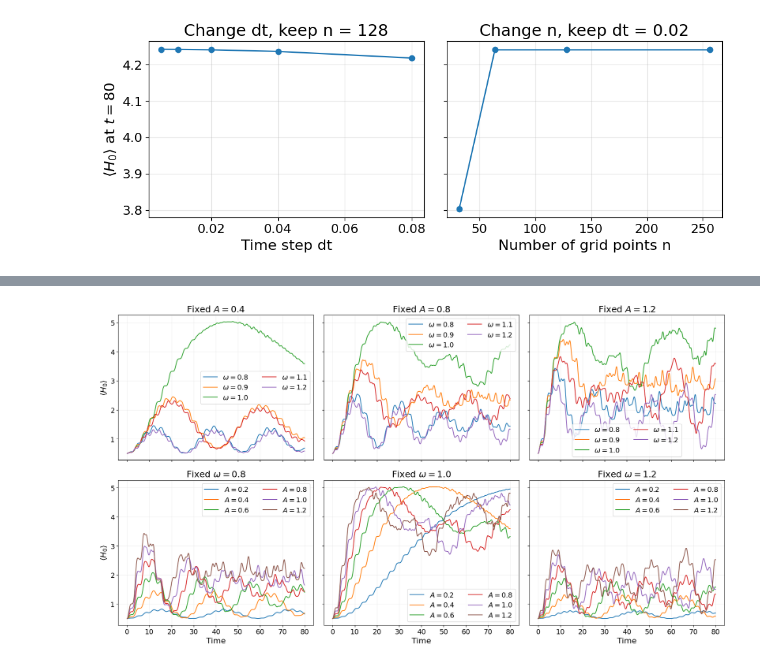
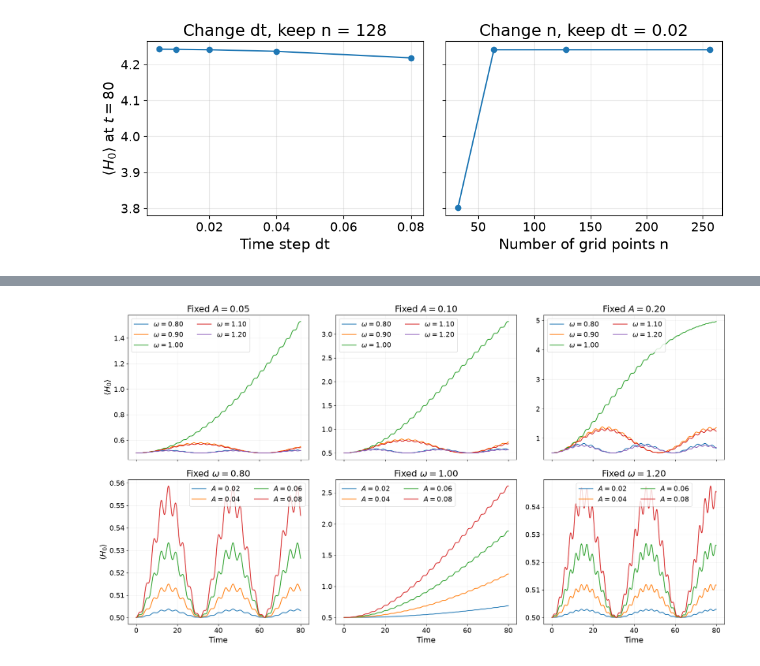
Before and after one commit to TO-PRARAMX/pc4230-project, a Jupyter notebook: example/01_tuneA_omega.ipynb, the cells around one changed output, grey strips where cells are left out. Drawn from its saved outputs; the diff is of its cells as text; code cells hidden in the pictures.

```diff
--- a/example/01_tuneA_omega.ipynb
+++ b/example/01_tuneA_omega.ipynb
@@ -137,42 +118,42 @@ plt.show()
 # %%
-A_panels = [0.4, 0.8, 1.2]
-A_curves = [0.2, 0.4, 0.6, 0.8, 1.0, 1.2]
+A_plot_w = [0.05, 0.1, 0.2]
+A_fixed_w = [0.02, 0.04, 0.06, 0.08,]
 
-omega_panels = [0.8, 1.0, 1.2]
-omega_curves = [0.8, 0.9, 1.0, 1.1, 1.2]
+omegA_plot_w = [0.8, 1.0, 1.2]
+omega_fixed_w = [0.8, 0.9, 1.0, 1.1, 1.2]
 
 tmax = 80
 
 fig, axes = plt.subplots(
     2, 3, figsize=(18, 10),
-    sharex=True, sharey=True
+    sharex=True,
 )
 
 # Top row: fix A, vary omega
-for ax, A in zip(axes[0], A_panels):
-    for omega in omega_curves:
+for ax, A in zip(axes[0], A_plot_w):
+    for omega in omega_fixed_w:
         _, t, _, energy = simulate(A=A, omega=omega, tmax=tmax)
-        ax.plot(t, energy, label=rf"$\omega={omega:.1f}$")
+        ax.plot(t, energy, label=rf"$\omega={omega:.2f}$")
 
-    ax.set_title(rf"Fixed $A={A:.1f}$")
+    ax.set_title(rf"Fixed $A={A:.2f}$")
 
 # Bottom row: fix omega, vary A
-for ax, omega in zip(axes[1], omega_panels):
-    for A in A_curves:
+for ax, omega in zip(axes[1], omegA_plot_w):
+    for A in A_fixed_w:
         _, t, _, energy = simulate(A=A, omega=omega, tmax=tmax)
-        ax.plot(t, energy, label=rf"$A={A:.1f}$")
+        ax.plot(t, energy, label=rf"$A={A:.2f}$")
 
-    ax.set_title(rf"Fixed $\omega={omega:.1f}$")
+    ax.set_title(rf"Fixed $\omega={omega:.2f}$")
     ax.set_xlabel("Time")
 
 for ax in axes[:, 0]:
     ax.set_ylabel(r"$\langle H_0\rangle$")
 
 for ax in axes.flat:
     ax.legend(ncol=2)
     ax.grid(alpha=0.2)
 
 plt.tight_layout()
 plt.show()
 # %% [output]
-[figure, old version]
+[figure, new version]
```
Also changed, not shown: parts of 3 cells of this notebook, 4 other files.
